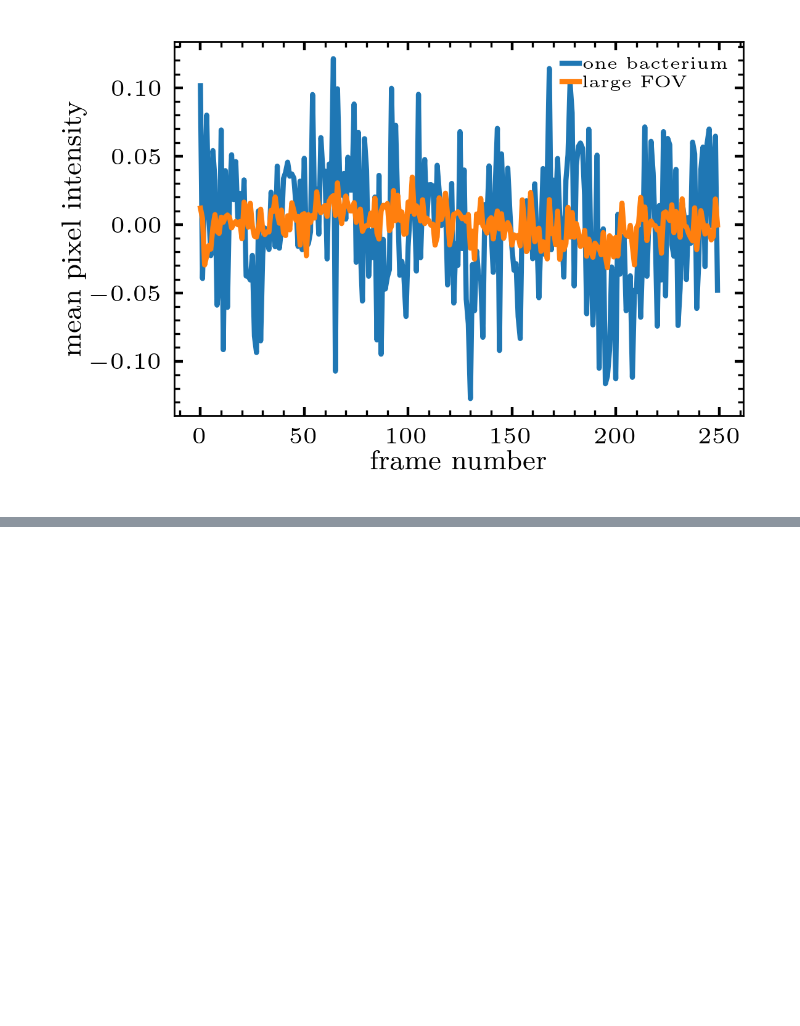
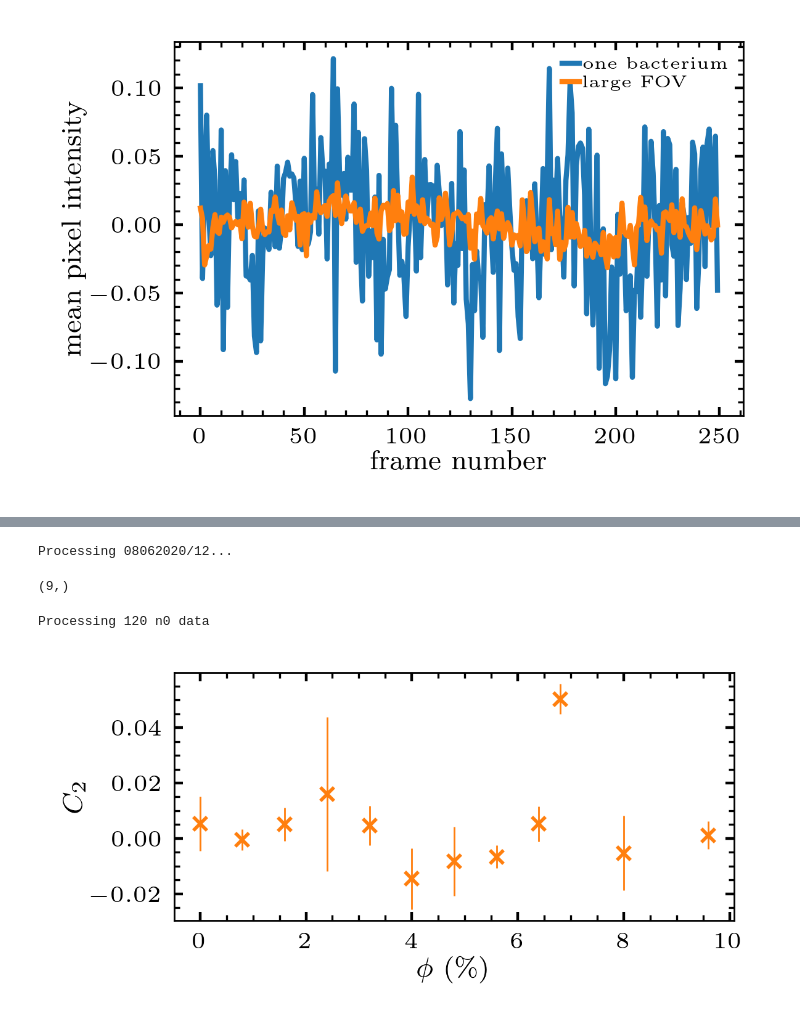
Before and after one commit to ZLoverty/Python, a Jupyter notebook: Correlation/src/Figures-casual.ipynb, the cells around one changed output, grey strips where cells are left out. Cells and saved outputs as stored; diff of their text form; code cells hidden in the pictures; blank space fills up the shorter version.

```diff
--- a/Correlation/src/Figures-casual.ipynb
+++ b/Correlation/src/Figures-casual.ipynb
@@ -290,0 +385,80 @@ fig.savefig('/home/zhengyang/Pictures/orientation-results.pdf')
+# %%
+# Use the data from Aug 2020
+log_aug = log_df.loc[(log_df['date']=='08032020')|
+                     (log_df['date']=='08042020')|
+                     (log_df['date']=='08052020')|
+                     (log_df['date']=='08062020')&
+                     (log_df['conc']!=0)].sort_values(by='conc')
+# %%
+# compute the concentration-velocity correlation for the last 1/6 frames for each video
+# save the results in nxv folder
+for num, i in log_aug.iterrows():
+    # print info
+    print('Processing {0}/{1:02d}...'.format(i.date, i.run_number))
+    clear_output(wait=True)
+    # read the divcn folder for a list l
+    l = readdata(os.path.join(data_master_dir, i.date, 'flow_derivs',
+                              '{:02d}'.format(i.run_number), 'divcn'), 'npy')
+
+    # read the stack
+    stack = np.load(os.path.join(data_master_dir, i.date, 'small_imseq', '{:02d}'.format(i.run_number), 'stack.npy'))
+
+    # initialize an empty list for cross-correlation
+    c_list = []
+    for num1, item in l.iterrows():
+        # read divcn file
+        divcn = np.load(item.Dir)
+        # get frame number
+        frame_number = int(item.Name.split('-')[0])
+        # read the frame intensity field corresponding to this frame
+        img = stack[frame_number]
+        # compute the cross correlation
+        c = -corr2d(divcn, img)
+        # record the results in a list
+        c_list.append(c)
+    # convert list to array
+    c_array = np.array(c_list)
+    # save array in a seperate folder
+    out_folder = os.path.join(data_master_dir, i.date, 'nxdivcn', '{:02d}'.format(i.run_number))
+    if os.path.exists(out_folder) == False:
+        os.makedirs(out_folder)
+    np.save(os.path.join(out_folder, 'nxdivcn.npy'), c_array)
+# %% [output]
+Processing 08062020/12...
+# %%
+x = np.load(os.path.join(out_folder, 'nxv.npy'))
+x.shape
+# %% [output]
+(9,)
+# %%
+# read nxdivcn data and compute the means for each concentration
+mean_list = [] # initialize a list to store the mean of nxdivcn
+std_list = []
+conc_list = []
+for conc in log_aug.conc.drop_duplicates():
+    # print info
+    print('Processing {:d} n0 data'.format(int(conc)))
+    clear_output(wait=True)
+    if conc != 1000:
+        conc_list.append(conc)
+        # read nxv data
+        log_conc = log_aug.loc[(log_aug.conc==conc)&(log_aug.thickness==140)]
+        mean_temp = []
+        for num, i in log_conc.iterrows():
+            out_folder = os.path.join(data_master_dir, i.date, 'nxdivcn', '{:02d}'.format(i.run_number))
+            c_array = np.load(os.path.join(out_folder, 'nxdivcn.npy'))
+            mean_temp.append(c_array[int(2/3*len(c_array)):].mean()) # set the fraction of frames to be averaged over
+        mean_list.append(np.array(mean_temp).mean())
+        std_list.append(np.array(mean_temp).std())
+# %% [output]
+Processing 120 n0 data
+# %%
+fig, ax = plt.subplots(figsize=(3, 1.5))
+ax.errorbar(np.array(conc_list)*n0_to_vf, mean_list, yerr=std_list,
+            ls='', marker='x', markersize=4, mew=1, lw=0.5, color=bestcolor(1))
+ax.set_xlabel('$\phi$ (\%)')
+ax.set_ylabel('$C_2$')
+plt.tight_layout()
+# fig.savefig('/home/zhengyang/Pictures/nxv-phi.pdf')
+# %% [output]
+[figure, added]
```
Also changed, not shown: parts of 10 cells of this notebook.
